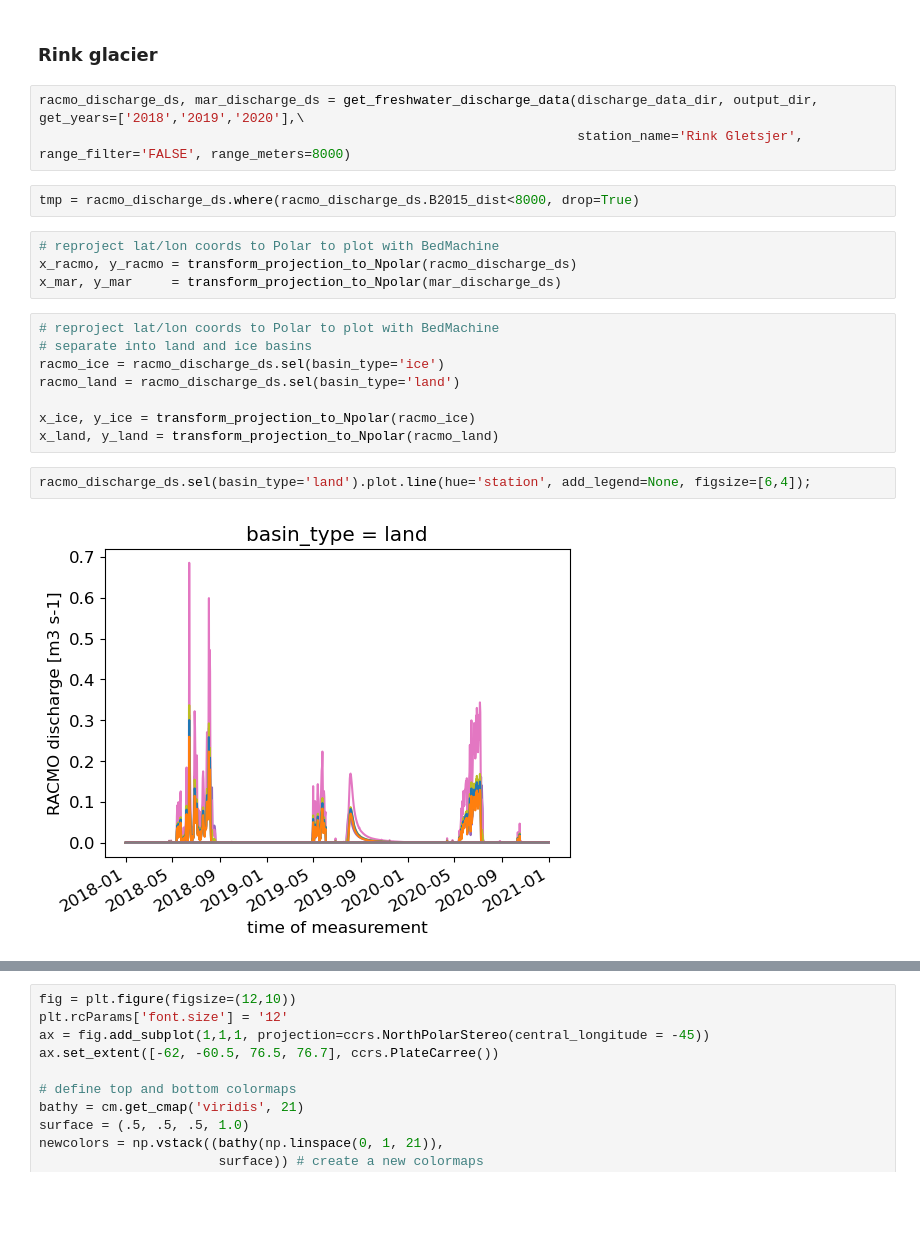
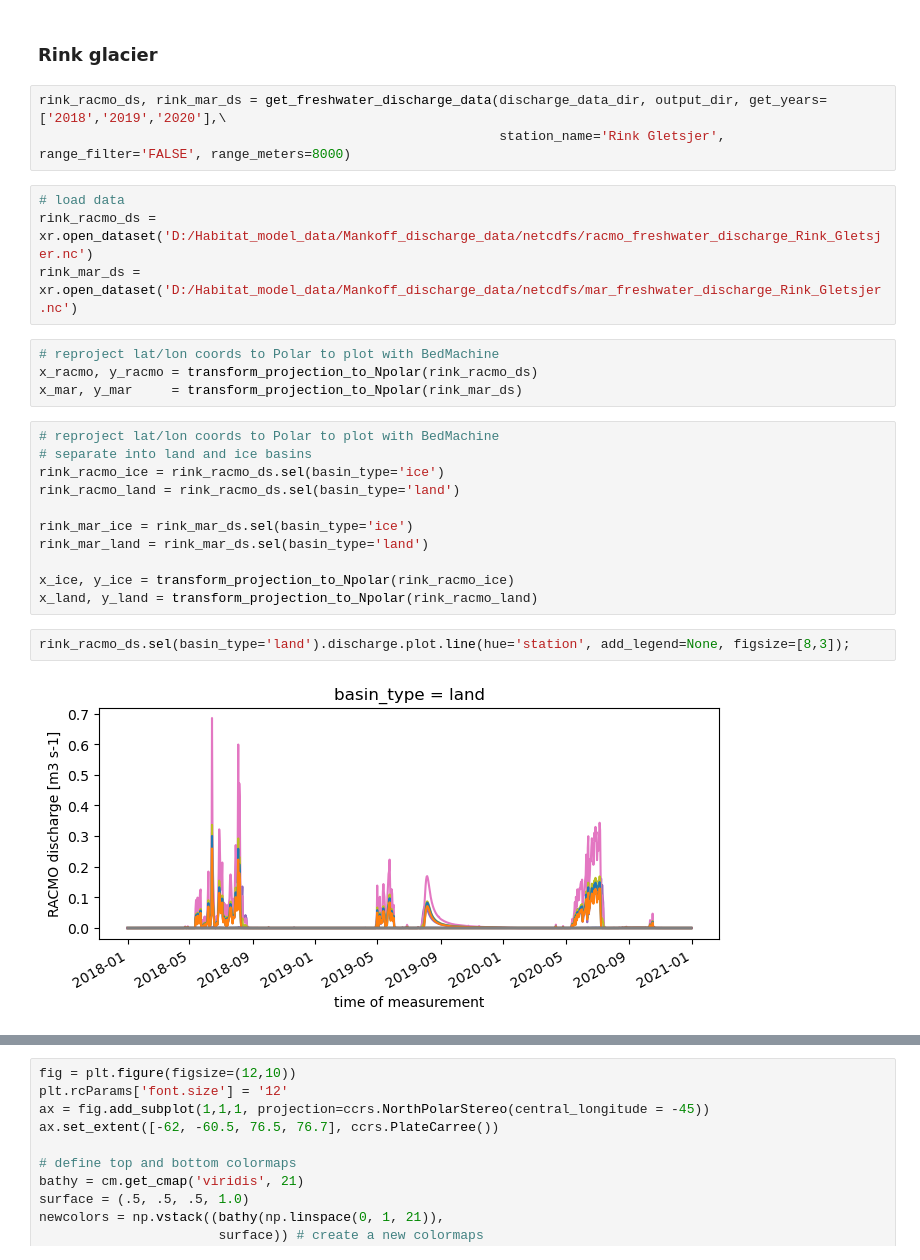
Before and after one commit to mjzahn/glacier_discharge, a Jupyter notebook: liquid_freshwater_discharge.ipynb, the cells around one changed output, grey strips where cells are left out. Saved outputs shown, nothing was run; the diff lists cells and outputs as text; blank space fills up the shorter version.

```diff
--- a/liquid_freshwater_discharge.ipynb
+++ b/liquid_freshwater_discharge.ipynb
@@ -164,24 +166,29 @@ output_dir = 'netcdfs'
 # %% [markdown]
 ### Rink glacier
 # %%
-racmo_discharge_ds, mar_discharge_ds = get_freshwater_discharge_data(discharge_data_dir, output_dir, get_years=['2018','2019','2020'],\
-                                                                     station_name='Rink Gletsjer', range_filter='FALSE', range_meters=8000)
+rink_racmo_ds, rink_mar_ds = get_freshwater_discharge_data(discharge_data_dir, output_dir, get_years=['2018','2019','2020'],\
+                                                           station_name='Rink Gletsjer', range_filter='FALSE', range_meters=8000)
 # %%
-tmp = racmo_discharge_ds.where(racmo_discharge_ds.B2015_dist<8000, drop=True)
+# load data
+rink_racmo_ds = xr.open_dataset('D:/Habitat_model_data/Mankoff_discharge_data/netcdfs/racmo_freshwater_discharge_Rink_Gletsjer.nc')
+rink_mar_ds = xr.open_dataset('D:/Habitat_model_data/Mankoff_discharge_data/netcdfs/mar_freshwater_discharge_Rink_Gletsjer.nc')
 # %%
 # reproject lat/lon coords to Polar to plot with BedMachine
-x_racmo, y_racmo = transform_projection_to_Npolar(racmo_discharge_ds)
-x_mar, y_mar     = transform_projection_to_Npolar(mar_discharge_ds)
+x_racmo, y_racmo = transform_projection_to_Npolar(rink_racmo_ds)
+x_mar, y_mar     = transform_projection_to_Npolar(rink_mar_ds)
 # %%
 # reproject lat/lon coords to Polar to plot with BedMachine
 # separate into land and ice basins
-racmo_ice = racmo_discharge_ds.sel(basin_type='ice')
-racmo_land = racmo_discharge_ds.sel(basin_type='land')
+rink_racmo_ice = rink_racmo_ds.sel(basin_type='ice')
+rink_racmo_land = rink_racmo_ds.sel(basin_type='land')
 
-x_ice, y_ice = transform_projection_to_Npolar(racmo_ice)
-x_land, y_land = transform_projection_to_Npolar(racmo_land)
+rink_mar_ice = rink_mar_ds.sel(basin_type='ice')
+rink_mar_land = rink_mar_ds.sel(basin_type='land')
+
+x_ice, y_ice = transform_projection_to_Npolar(rink_racmo_ice)
+x_land, y_land = transform_projection_to_Npolar(rink_racmo_land)
 # %%
-racmo_discharge_ds.sel(basin_type='land').plot.line(hue='station', add_legend=None, figsize=[6,4]);
+rink_racmo_ds.sel(basin_type='land').discharge.plot.line(hue='station', add_legend=None, figsize=[8,3]);
 # %% [output]
-[figure, old version]
+[figure, new version]
 # %%
```
Also changed, not shown: parts of 65 cells of this notebook, 2 other files.
